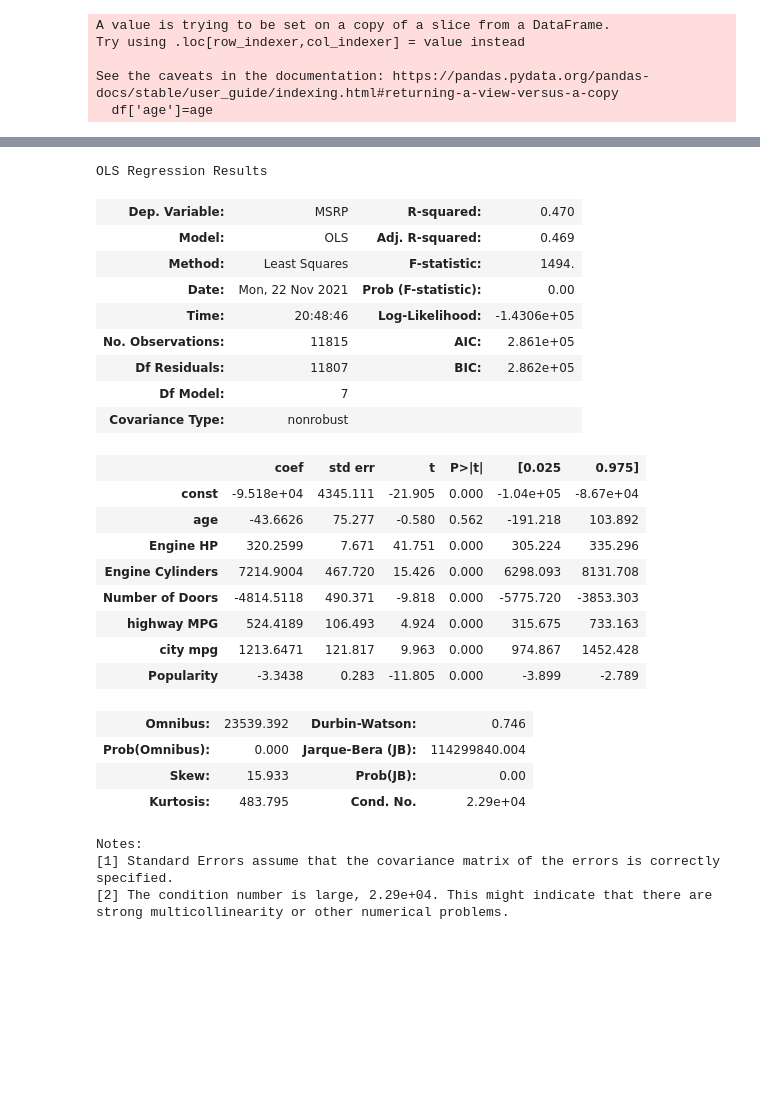
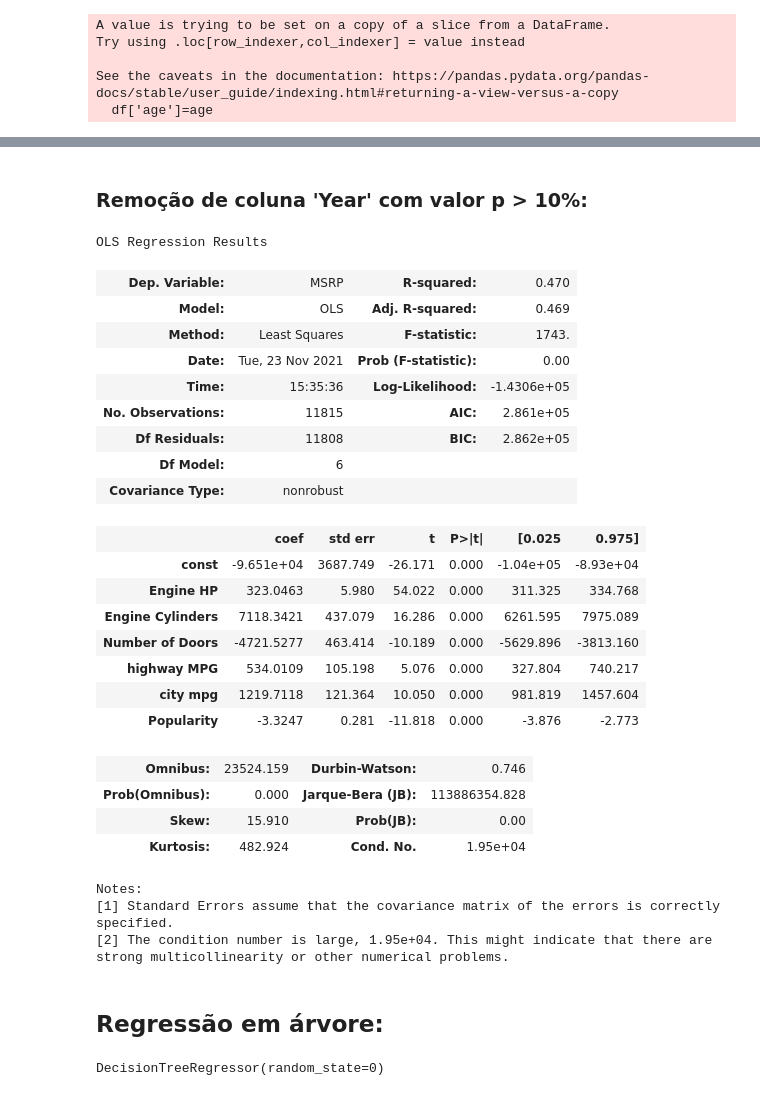
Before and after one commit to PedroBittarBarao/Projeto_2_CDados, a Jupyter notebook: Projeto_2.ipynb, the cells around one changed output, grey strips where cells are left out. Drawn from its saved outputs; the diff is of its cells as text; code cells hidden in the pictures; blank space fills up the shorter version.

```diff
--- a/Projeto_2.ipynb
+++ b/Projeto_2.ipynb
@@ -103,37 +191,50 @@ plt.show(sns)
+# %% [markdown]
+### Remoção de coluna 'Year' com valor p > 10%:
 # %%
-X= df[['age', 'Engine HP',
+X= df[['Engine HP',
        'Engine Cylinders',
        'Number of Doors','highway MPG', 'city mpg', 'Popularity']]
 
 Y=df[['MSRP']]
+
+results=regress(Y,X)
+results.summary()
+# %% [output]
+OLS Regression Results
+| Dep. Variable: | MSRP | R-squared: | 0.470 |
+| Model: | OLS | Adj. R-squared: | 0.469 |
+| Method: | Least Squares | F-statistic: | 1743. |
+| Date: | Tue, 23 Nov 2021 | Prob (F-statistic): | 0.00 |
+| Time: | 15:35:36 | Log-Likelihood: | -1.4306e+05 |
+| No. Observations: | 11815 | AIC: | 2.861e+05 |
+| Df Residuals: | 11808 | BIC: | 2.862e+05 |
+| Df Model: | 6 |  |  |
+| Covariance Type: | nonrobust |  |  |
+|  | coef | std err | t | P>|t| | [0.025 | 0.975] |
+| const | -9.651e+04 | 3687.749 | -26.171 | 0.000 | -1.04e+05 | -8.93e+04 |
+| Engine HP | 323.0463 | 5.980 | 54.022 | 0.000 | 311.325 | 334.768 |
+| Engine Cylinders | 7118.3421 | 437.079 | 16.286 | 0.000 | 6261.595 | 7975.089 |
+| Number of Doors | -4721.5277 | 463.414 | -10.189 | 0.000 | -5629.896 | -3813.160 |
+| highway MPG | 534.0109 | 105.198 | 5.076 | 0.000 | 327.804 | 740.217 |
+| city mpg | 1219.7118 | 121.364 | 10.050 | 0.000 | 981.819 | 1457.604 |
+| Popularity | -3.3247 | 0.281 | -11.818 | 0.000 | -3.876 | -2.773 |
+| Omnibus: | 23524.159 | Durbin-Watson: | 0.746 |
+| Prob(Omnibus): | 0.000 | Jarque-Bera (JB): | 113886354.828 |
+| Skew: | 15.910 | Prob(JB): | 0.00 |
+| Kurtosis: | 482.924 | Cond. No. | 1.95e+04 |
+Notes:
+[1] Standard Errors assume that the covariance matrix of the errors is correctly specified.
+[2] The condition number is large, 1.95e+04. This might indicate that there are
+strong multicollinearity or other numerical problems.
-# %%
-results=regress(Y,X)
-results.summary()
-# %% [output]
-OLS Regression Results
-| Dep. Variable: | MSRP | R-squared: | 0.470 |
-| Model: | OLS | Adj. R-squared: | 0.469 |
-| Method: | Least Squares | F-statistic: | 1494. |
-| Date: | Mon, 22 Nov 2021 | Prob (F-statistic): | 0.00 |
-| Time: | 20:48:46 | Log-Likelihood: | -1.4306e+05 |
-| No. Observations: | 11815 | AIC: | 2.861e+05 |
-| Df Residuals: | 11807 | BIC: | 2.862e+05 |
-| Df Model: | 7 |  |  |
-| Covariance Type: | nonrobust |  |  |
-|  | coef | std err | t | P>|t| | [0.025 | 0.975] |
-| const | -9.518e+04 | 4345.111 | -21.905 | 0.000 | -1.04e+05 | -8.67e+04 |
-| age | -43.6626 | 75.277 | -0.580 | 0.562 | -191.218 | 103.892 |
-| Engine HP | 320.2599 | 7.671 | 41.751 | 0.000 | 305.224 | 335.296 |
-| Engine Cylinders | 7214.9004 | 467.720 | 15.426 | 0.000 | 6298.093 | 8131.708 |
-| Number of Doors | -4814.5118 | 490.371 | -9.818 | 0.000 | -5775.720 | -3853.303 |
-| highway MPG | 524.4189 | 106.493 | 4.924 | 0.000 | 315.675 | 733.163 |
-| city mpg | 1213.6471 | 121.817 | 9.963 | 0.000 | 974.867 | 1452.428 |
-| Popularity | -3.3438 | 0.283 | -11.805 | 0.000 | -3.899 | -2.789 |
-| Omnibus: | 23539.392 | Durbin-Watson: | 0.746 |
-| Prob(Omnibus): | 0.000 | Jarque-Bera (JB): | 114299840.004 |
-| Skew: | 15.933 | Prob(JB): | 0.00 |
-| Kurtosis: | 483.795 | Cond. No. | 2.29e+04 |
-Notes:
-[1] Standard Errors assume that the covariance matrix of the errors is correctly specified.
-[2] The condition number is large, 2.29e+04. This might indicate that there are
-strong multicollinearity or other numerical problems.
+# %% [markdown]
+## Regressão em árvore:
+# %%
+Y=df[['MSRP']]
+
+X= df[['Engine HP']]
+
+regressor = DecisionTreeRegressor(random_state = 0)
+
+regressor.fit(X, Y)
+# %% [output]
+DecisionTreeRegressor(random_state=0)
```
Also changed, not shown: parts of 16 cells of this notebook.
